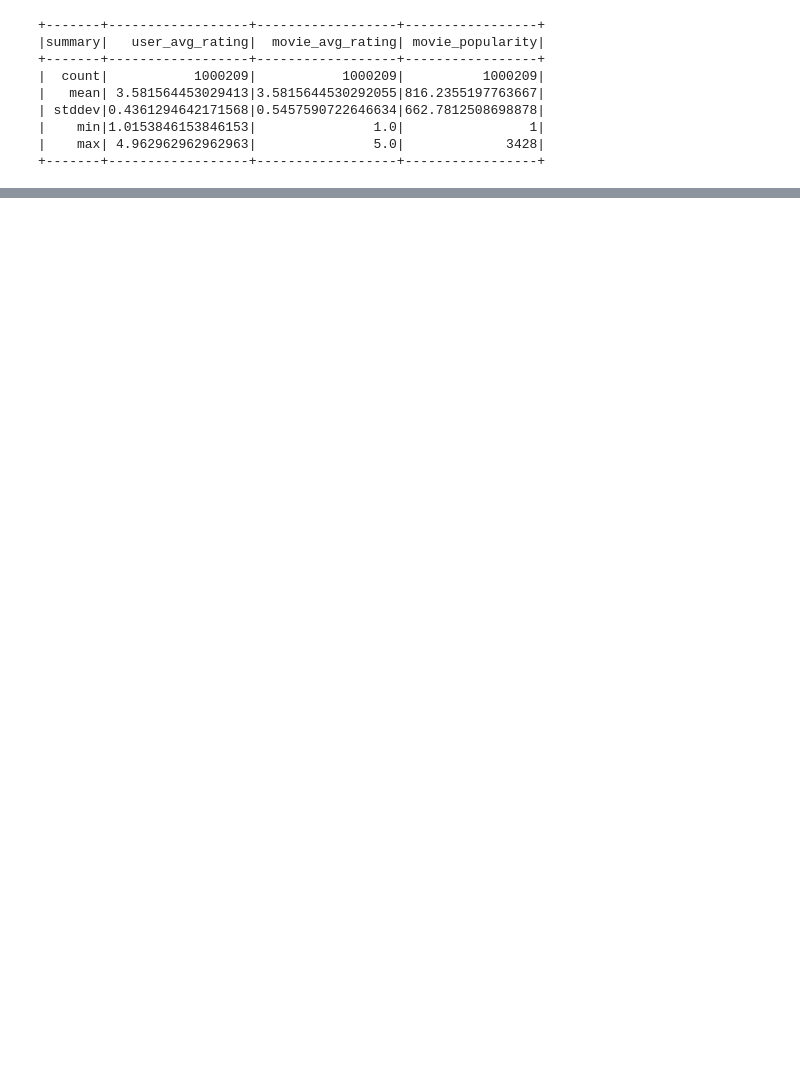
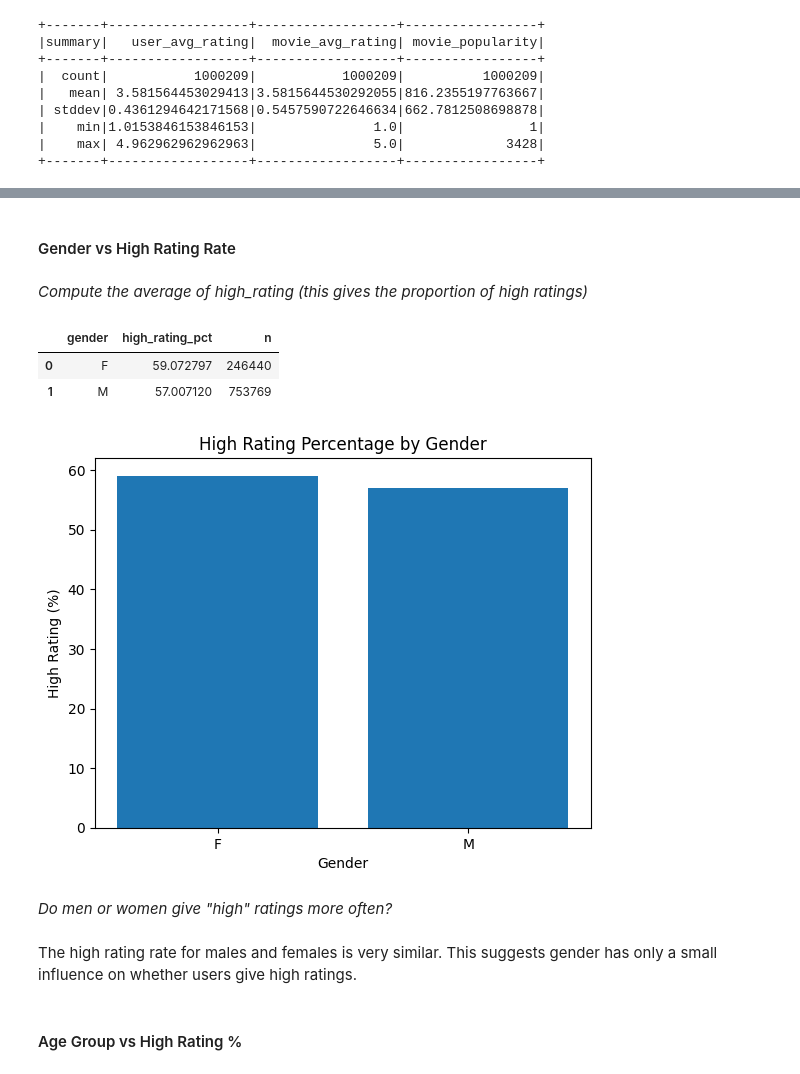
Before and after one commit to RutvikNK/cs570_movie-lens_group2, a Jupyter notebook: SP26 CS570 Project-1.ipynb, the cells around one changed output, grey strips where cells are left out. Saved outputs shown, nothing was run; the diff lists cells and outputs as text; code cells hidden in the pictures; blank space fills up the shorter version.

```diff
--- a/SP26 CS570 Project-1.ipynb
+++ b/SP26 CS570 Project-1.ipynb
@@ -1100,0 +1122,35 @@ df_joined.select(
+# %% [markdown]
+#### Gender vs High Rating Rate
+# %% [markdown]
+*Compute the average of high_rating (this gives the proportion of high ratings)*
+# %%
+from pyspark.sql.functions import avg, count, col
+
+gender_hr = df_joined.groupBy("gender") \
+    .agg(
+        (avg("high_rating") * 100).alias("high_rating_pct"),
+        count("*").alias("n")
+    ) \
+    .toPandas()
+# %%
+gender_hr
+# %% [output]
+|  | gender | high_rating_pct | n |
+| 0 | F | 59.072797 | 246440 |
+| 1 | M | 57.007120 | 753769 |
+# %%
+import matplotlib.pyplot as plt
+
+plt.bar(gender_hr["gender"], gender_hr["high_rating_pct"])
+plt.xlabel("Gender")
+plt.ylabel("High Rating (%)")
+plt.title("High Rating Percentage by Gender")
+plt.show()
+# %% [output]
+[figure, added]
+# %% [markdown]
+*Do men or women give "high" ratings more often?*
+# %% [markdown]
+The high rating rate for males and females is very similar. This suggests gender has only a small influence on whether users give high ratings.
+# %% [markdown]
+#### Age Group vs High Rating %
```
Also changed, not shown: parts of 51 cells of this notebook, 1 other file.
